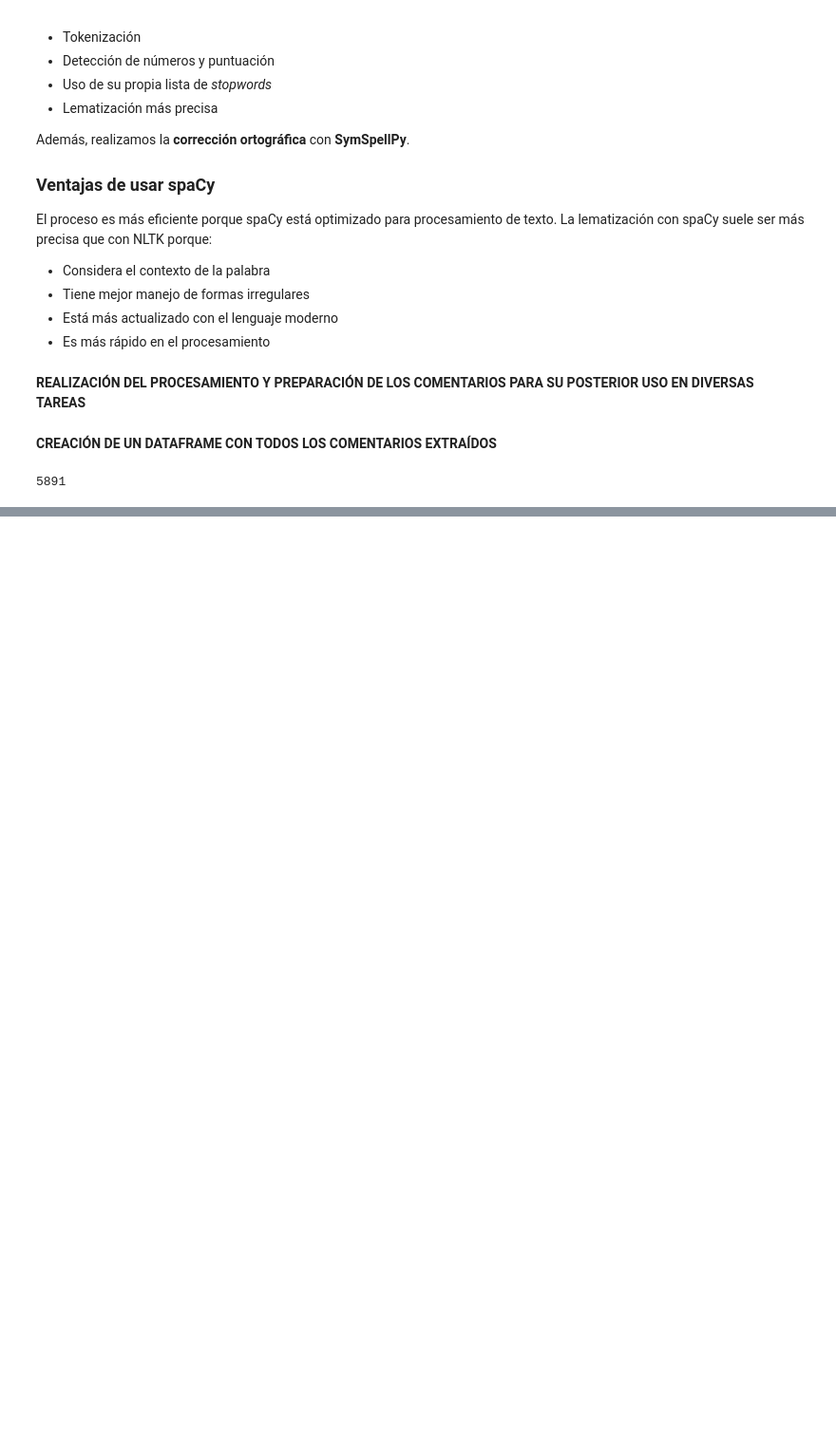
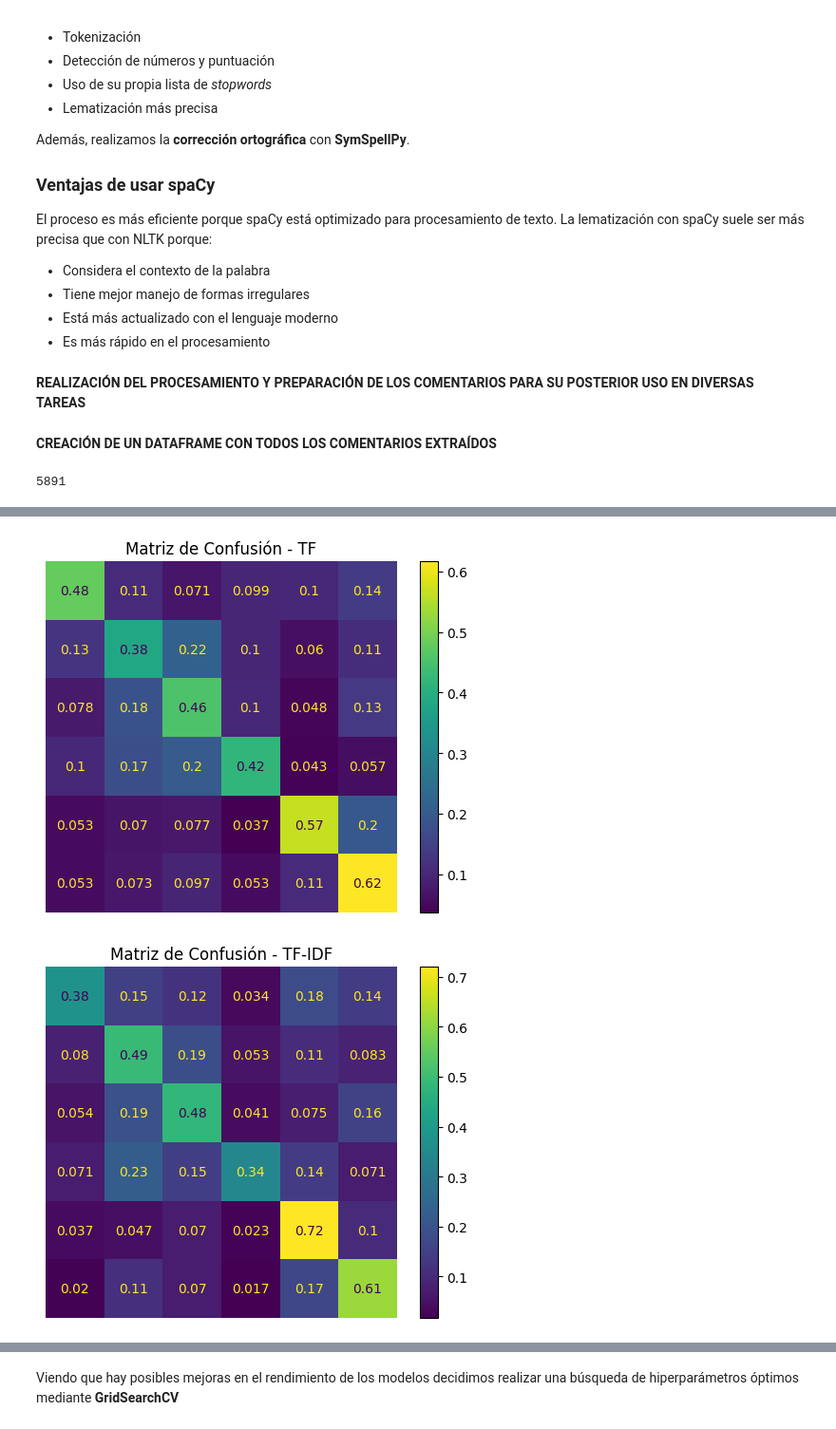
Before and after one commit to rubengilmartinez/NLP-Reddit-Project, a Jupyter notebook: NLP_application.ipynb, the cells around one changed output, grey strips where cells are left out. Shown: that part at 95% size. Drawn from its saved outputs; the diff is of its cells as text; code cells hidden in the pictures; blank space fills up the shorter version.

Commit message:
insercción del clasificador con representaciones tradicionales

```diff
--- a/NLP_application.ipynb
+++ b/NLP_application.ipynb
@@ -374,0 +356,3 @@ df_comments.to_csv('datasets/comments_data.csv', index=False, header=True, encod
+# %%
+from sklearn.model_selection import train_test_split
+df_train, df_test = train_test_split(df_comments, test_size=0.3, random_state=2025, stratify=df_comments['subreddit'])
@@ -374,0 +411,6 @@ df_comments.to_csv('datasets/comments_data.csv', index=False, header=True, encod
+# %%
+clasificador_TF.fit(df_train.processed_text, df_train.subreddit)
+
+clasificador_TFIDF.fit(df_train.processed_text, df_train.subreddit)
+
+clasificador_BM25.fit(df_train.processed_text, df_train.subreddit)
@@ -374,0 +469,41 @@ df_comments.to_csv('datasets/comments_data.csv', index=False, header=True, encod
+# %%
+import matplotlib.pyplot as plt
+
+# Matriz de confusión para TF
+
+ConfusionMatrixDisplay.from_predictions(
+    df_test.subreddit,
+    predicted_tf,
+     normalize='true',
+    xticks_rotation=45
+)
+plt.title('Matriz de Confusión - TF')
+plt.axis('off')
+plt.show()
+
+# Matriz de confusión para TF-IDF
+ConfusionMatrixDisplay.from_predictions(
+    df_test.subreddit,
+    predicted_tfidf,
+     normalize='true',
+    xticks_rotation=45
+
+)
+plt.title('Matriz de Confusión - TF-IDF')
+plt.axis('off')
+plt.show()
+
+
+# Matriz de confusión para BM25
+ConfusionMatrixDisplay.from_predictions(
+    df_test.subreddit,
+    predicted_bm25,
+     normalize='true',
+    xticks_rotation=45
+)
+plt.title('Matriz de Confusión - BM25')
+plt.axis('off')
+plt.show()
+# %% [output]
+[figure, added]
+[figure, added]
@@ -374,0 +511,2 @@ df_comments.to_csv('datasets/comments_data.csv', index=False, header=True, encod
+# %% [markdown]
+Viendo que hay posibles mejoras en el rendimiento de los modelos decidimos realizar una búsqueda de hiperparámetros óptimos mediante **GridSearchCV**
```
Also changed, not shown: parts of 23 cells of this notebook.
